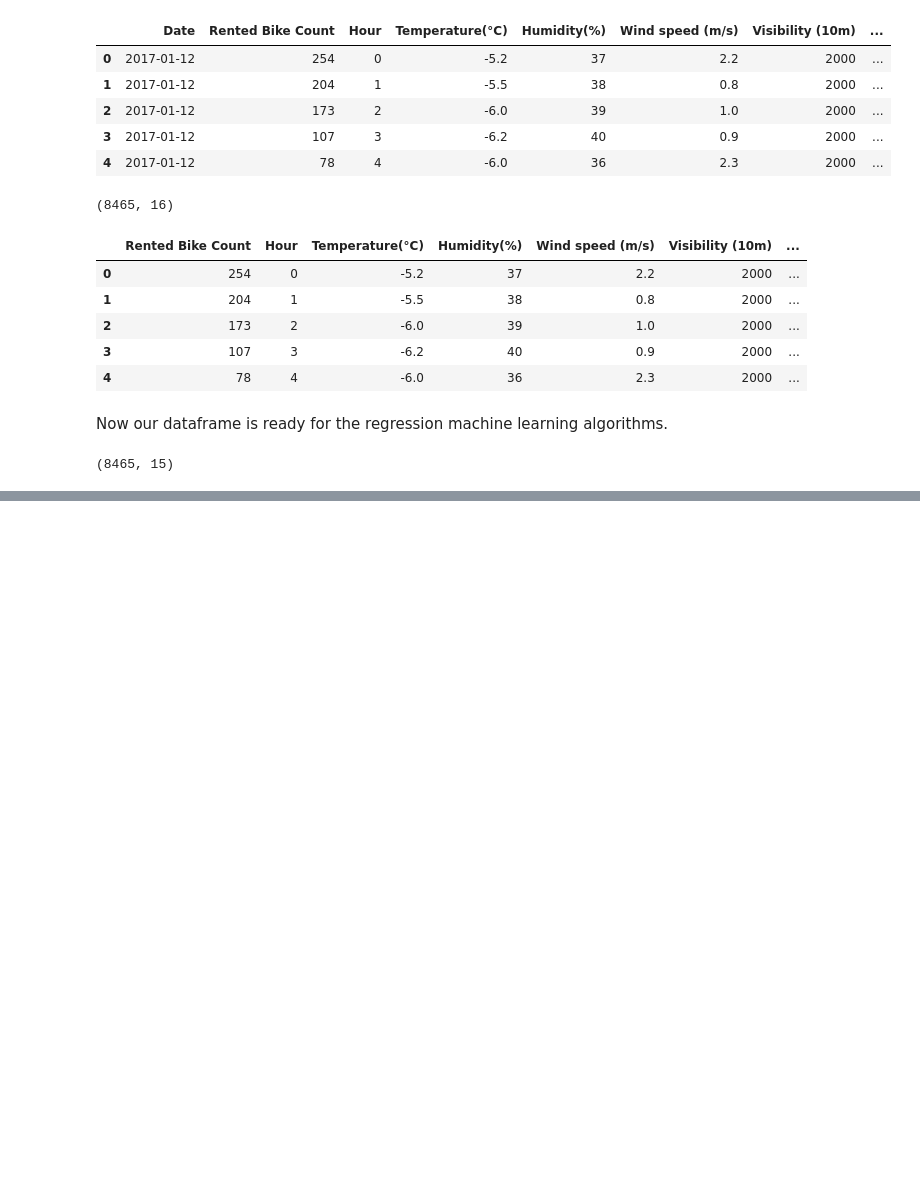
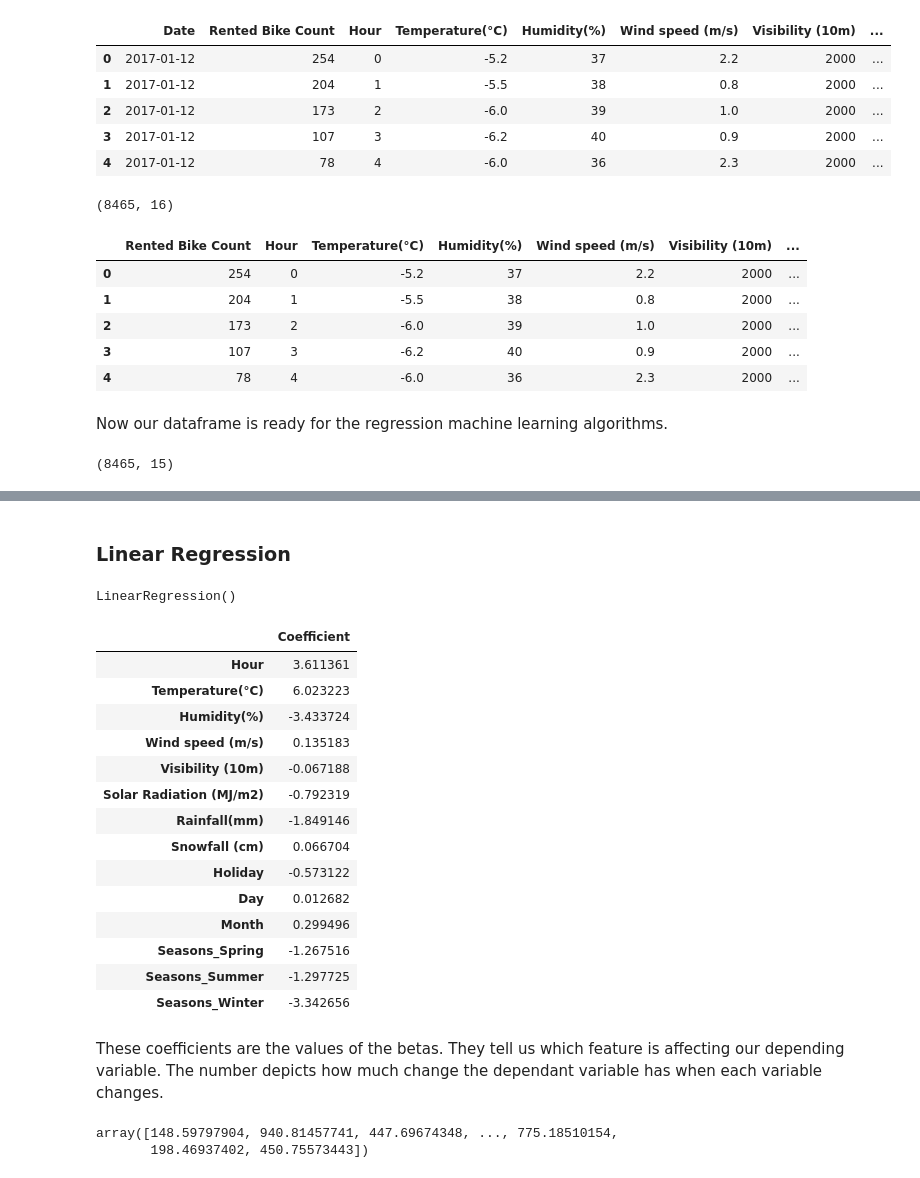
Before and after one commit to rahool010/Bike-Sharing-Demand-Prediction, a Jupyter notebook: Bike_Sharing_Demand_Prediction_Capstone_Project.ipynb, the cells around one changed output, grey strips where cells are left out. Cells and saved outputs as stored; diff of their text form; code cells hidden in the pictures; blank space fills up the shorter version.

```diff
--- a/Bike_Sharing_Demand_Prediction_Capstone_Project.ipynb
+++ b/Bike_Sharing_Demand_Prediction_Capstone_Project.ipynb
@@ -533,0 +549,3 @@ seoul_df_copy.shape
+# %%
+# Transforming Dependant variable
+y = np.sqrt(y)
@@ -533,0 +562,3 @@ seoul_df_copy.shape
+# %%
+# splitting the dataset
+X_train, X_test, y_train, y_test = train_test_split(X, y, test_size=0.20, random_state=0)   # random_state=0 to ensure same observations in each set everytime we run
@@ -533,0 +585,5 @@ seoul_df_copy.shape
+# %%
+# standardizing the independent variables
+scaler=StandardScaler()
+X_train=scaler.fit_transform(X_train)
+X_test=scaler.fit_transform(X_test)
@@ -533,0 +664,32 @@ seoul_df_copy.shape
+# %% [markdown]
+### **Linear Regression**
+# %%
+# making a linear regression model
+lr = LinearRegression()
+
+# fitting the data
+lr.fit(X_train, y_train)
+# %% [output]
+LinearRegression()
+# %%
+# checking the coefficients
+coeff_df = pd.DataFrame(lr.coef_, X.columns, columns=['Coefficient'])
+coeff_df
+# %% [output]
+|  | Coefficient |
+| Hour | 3.611361 |
+| Temperature(°C) | 6.023223 |
+| Humidity(%) | -3.433724 |
+| Wind speed (m/s) | 0.135183 |
+| Visibility (10m) | -0.067188 |
+| Solar Radiation (MJ/m2) | -0.792319 |
+| Rainfall(mm) | -1.849146 |
+| Snowfall (cm) | 0.066704 |
+| Holiday | -0.573122 |
+| Day | 0.012682 |
+| Month | 0.299496 |
+| Seasons_Spring | -1.267516 |
+| Seasons_Summer | -1.297725 |
+| Seasons_Winter | -3.342656 |
+# %% [markdown]
+These coefficients are the values of the betas. They tell us which feature is affecting our depending variable. The number depicts how much change the dependant variable has when each variable changes.
@@ -533,0 +700,6 @@ seoul_df_copy.shape
+# %%
+# looking the predicted values for test set
+np.power(y_pred_test1,2)    # np.power to get back the original values of y that we transformed earlier
+# %% [output]
+array([148.59797904, 940.81457741, 447.69674348, ..., 775.18510154,
+       198.46937402, 450.75573443])
```
Also changed, not shown: parts of 70 cells of this notebook.
